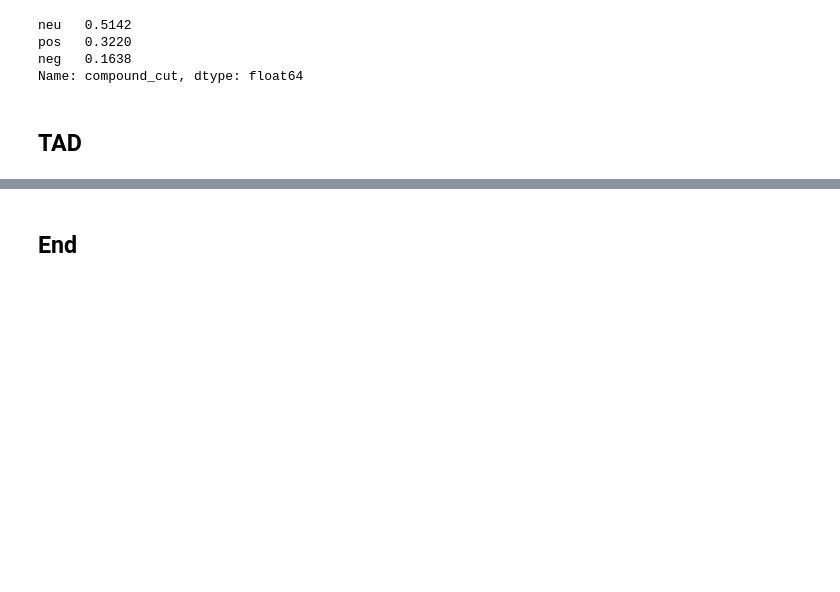
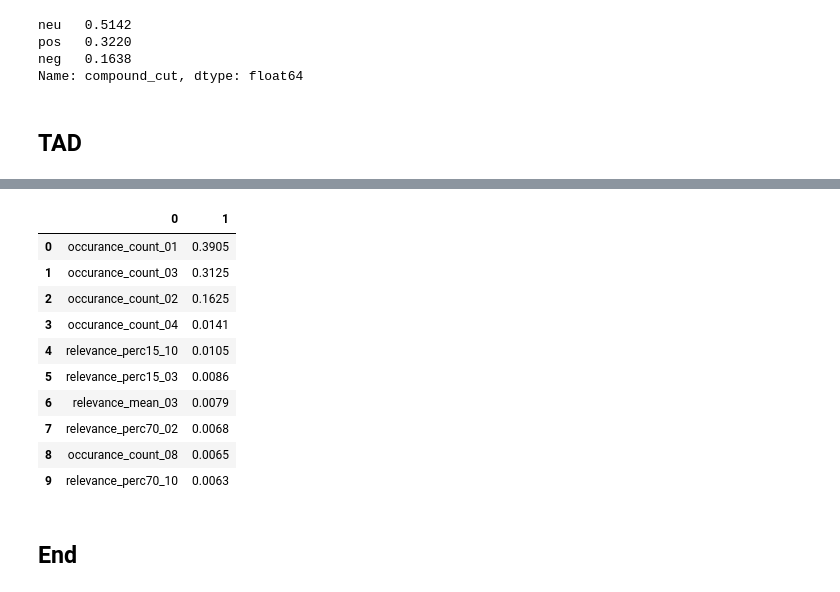
Before and after one commit to Afroefras/diplo, a Jupyter notebook: notebooks/practice/0502_UFO.ipynb, the cells around one changed output, grey strips where cells are left out. Saved outputs shown, nothing was run; the diff lists cells and outputs as text; code cells hidden in the pictures; blank space fills up the shorter version.

```diff
--- a/notebooks/practice/0502_UFO.ipynb
+++ b/notebooks/practice/0502_UFO.ipynb
@@ -573,0 +632,31 @@ memory usage: 15.1+ MB
+# %%
+'''!pip install xgboost'''
+from xgboost.sklearn import XGBRegressor
+xgb = XGBRegressor()
+
+param_xgb = {'learning_rate':[x/100 for x in range(1,52,5)],
+             'n_estimators':[x for x in range(100,1100,100)],
+             'max_depth':[x for x in range(1,11)],
+             'min_child_weight':[x/10 for x in range(1,101,10)],
+             'reg_lambda': [x/10 for x in range(1,101,10)]
+            }
+
+from sklearn.model_selection import RandomizedSearchCV
+search_xgb = RandomizedSearchCV(param_distributions = param_xgb,
+                                cv = 4,
+                                n_jobs = -1,
+                                scoring = 'r2',
+                                estimator = xgb,
+                                verbose = 1,
+                                n_iter = 70,
+                                random_state = 22)
+
+model_xgb = Pipeline(steps=[('scaler', mm_x),
+                            ('model', search_xgb)])
+
+print('R2 score: ','{:.2%}'.format(model_xgb.fit(X_train,y_train).score(X_test,y_test)))
+print('Training R2: ','{:.2%}'.format(model_xgb.score(X_train,y_train)))
+
+#The most relevant features to the model_xgb
+pd.DataFrame(zip(X.columns,model_xgb[1].best_estimator_.feature_importances_)).sort_values(1,0,0).head(10).reset_index(drop=True)
+# %% [output]
@@ -574,3 +669,14 @@ memory usage: 15.1+ MB
+|  | 0 | 1 |
+| 0 | occurance_count_01 | 0.3905 |
+| 1 | occurance_count_03 | 0.3125 |
+| 2 | occurance_count_02 | 0.1625 |
+| 3 | occurance_count_04 | 0.0141 |
+| 4 | relevance_perc15_10 | 0.0105 |
+| 5 | relevance_perc15_03 | 0.0086 |
+| 6 | relevance_mean_03 | 0.0079 |
+| 7 | relevance_perc70_02 | 0.0068 |
+| 8 | occurance_count_08 | 0.0065 |
+| 9 | relevance_perc70_10 | 0.0063 |
 # %% [markdown]
 ## End
 # %%
```
Also changed, not shown: parts of 26 cells of this notebook.
